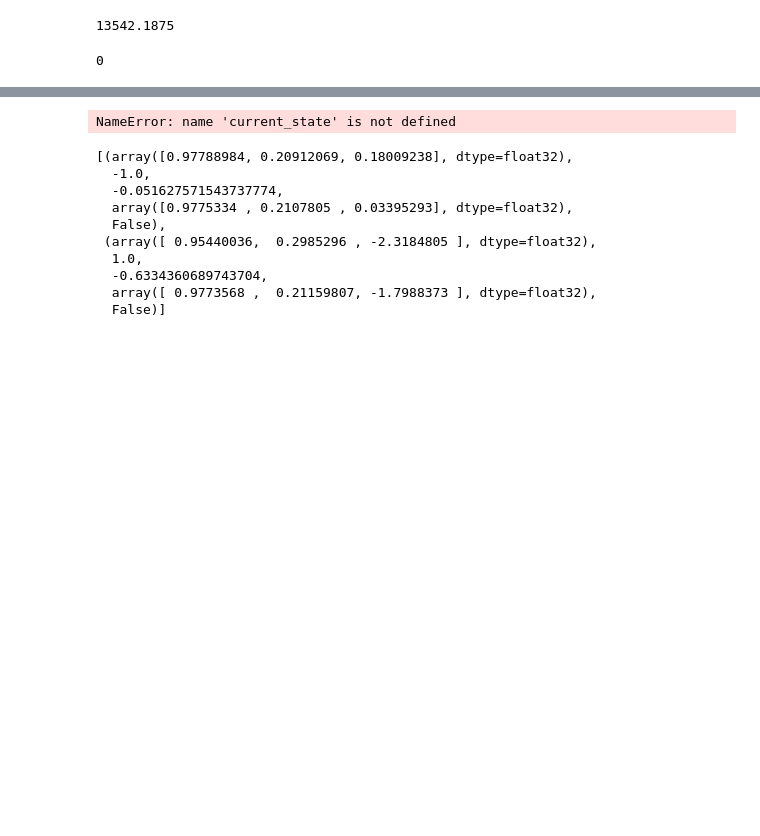
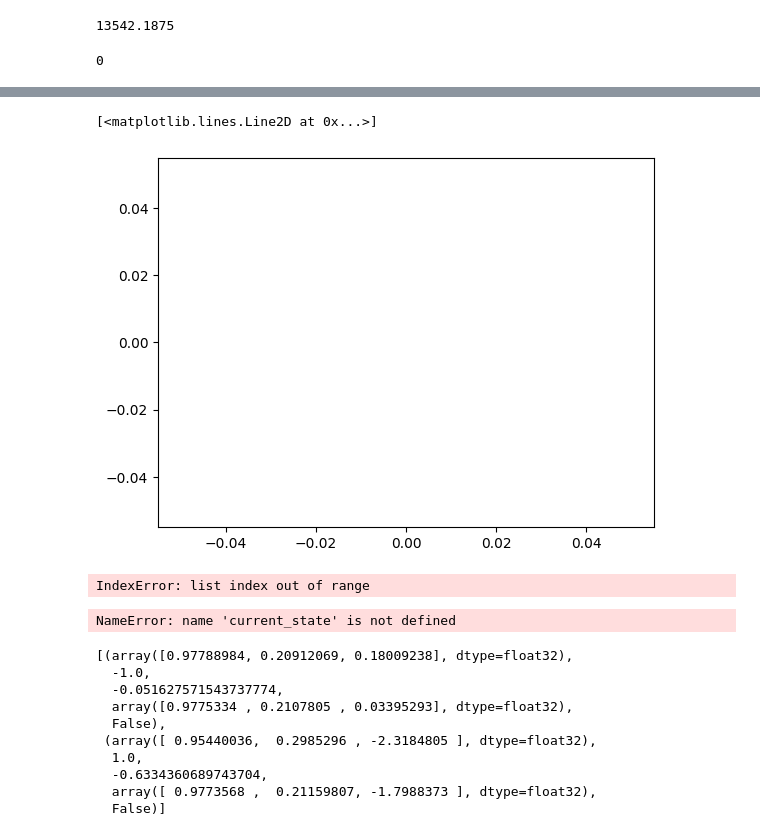
Before and after one commit to AnnaPaulish/DDPG, a Jupyter notebook: src/q_func_h_policy.ipynb, the cells around one changed output, grey strips where cells are left out. Saved outputs shown, nothing was run; the diff lists cells and outputs as text; code cells hidden in the pictures; blank space fills up the shorter version.

```diff
--- a/src/q_func_h_policy.ipynb
+++ b/src/q_func_h_policy.ipynb
@@ -318,3 +302,14 @@ Text(0.5, 1.0, 'Q loss')
+# %%
+plt.plot(plot_reward)
+# %% [output]
+[<matplotlib.lines.Line2D at 0x...>]
+[figure, added]
+# %%
+r = list(zip(*plot_reward))
+plt.plot(list(r[1]), list(r[0]), 'r') #row=0, col=1
+plt.title('Reward')
+# %% [output]
+IndexError: list index out of range
 # %%
 i = 0
 while i < MAX_IT:
```
Also changed, not shown: parts of 3 cells of this notebook, 2 other files.
